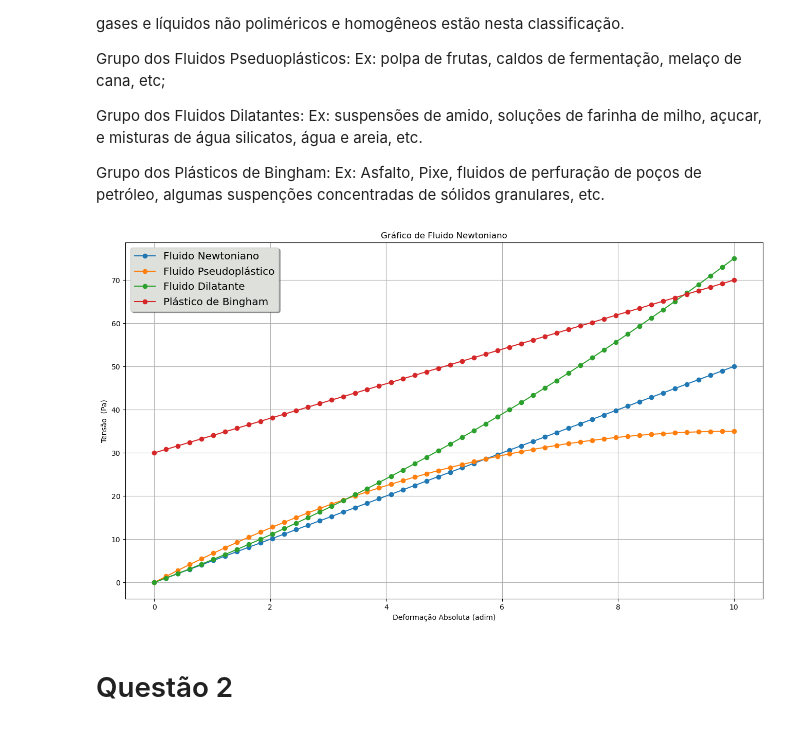
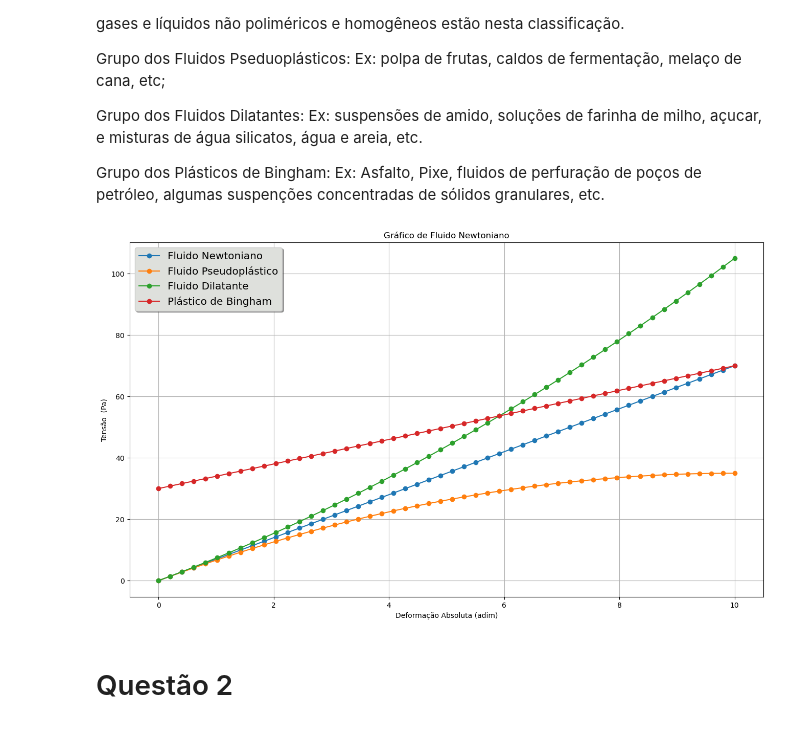
Before and after one commit to ahpqmiranda/ufpa_materiais, a Jupyter notebook: Mecânica dos Fluidos/solucionário prova 1/avaliação p01 solucionário.ipynb, the cells around one changed output. Saved outputs shown, nothing was run; the diff lists cells and outputs as text; code cells hidden in the pictures.

```diff
--- a/Mecânica dos Fluidos/solucionário prova 1/avaliação p01 solucionário.ipynb
+++ b/Mecânica dos Fluidos/solucionário prova 1/avaliação p01 solucionário.ipynb
@@ -44,22 +45,22 @@ Ex: Asfalto, Pixe, fluidos de perfuração de poços de petróleo, algumas suspe
 # %%
 fig, ax = plt.subplots(figsize=(16,9))
 x = np.linspace(0, 10, 50)
-y = 5 *  x
+y = 7 *  x
 z = -0.35 * x ** 2 + 7 * x
-w = 0.25 * x ** 2 + 5 * x
+w = 0.35 * x ** 2 + 7 * x
 u = 4 * x + 30
 ax.set_xlabel('Deformação Absoluta (adim)')
 ax.set_ylabel('Tensão  (Pa)')
 plt.title("Gráfico de Fluido Newtoniano")
 ax.plot(x, y, 'o-', label="Fluido Newtoniano")
 ax.plot(x, z, 'o-', label="Fluido Pseudoplástico")
 ax.plot(x, w, 'o-', label="Fluido Dilatante")
 ax.plot(x, u, 'o-', label="Plástico de Bingham")
 legend = ax.legend(loc='upper left', shadow=True, fontsize='x-large')
 legend.get_frame().set_facecolor('#DEE0DC')
 plt.grid(True)
 plt.show()
 # %% [output]
-[figure, old version]
+[figure, new version]
 # %% [markdown]
 # Questão 2
```
Also changed, not shown: parts of 22 cells of this notebook, 2 other files.
